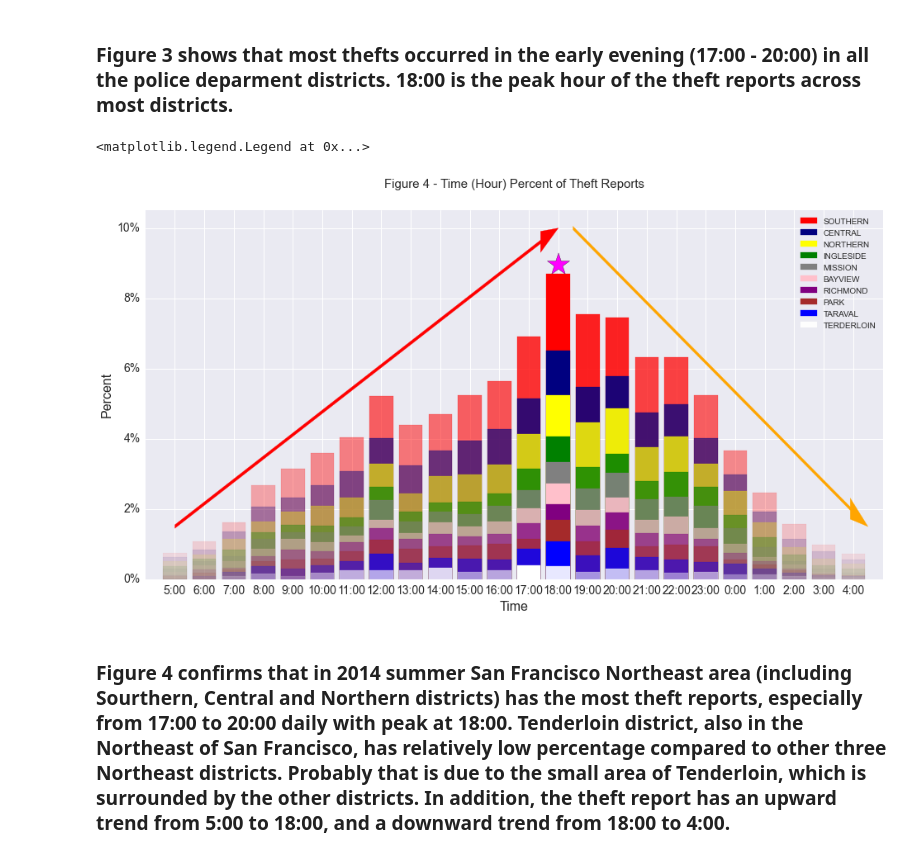
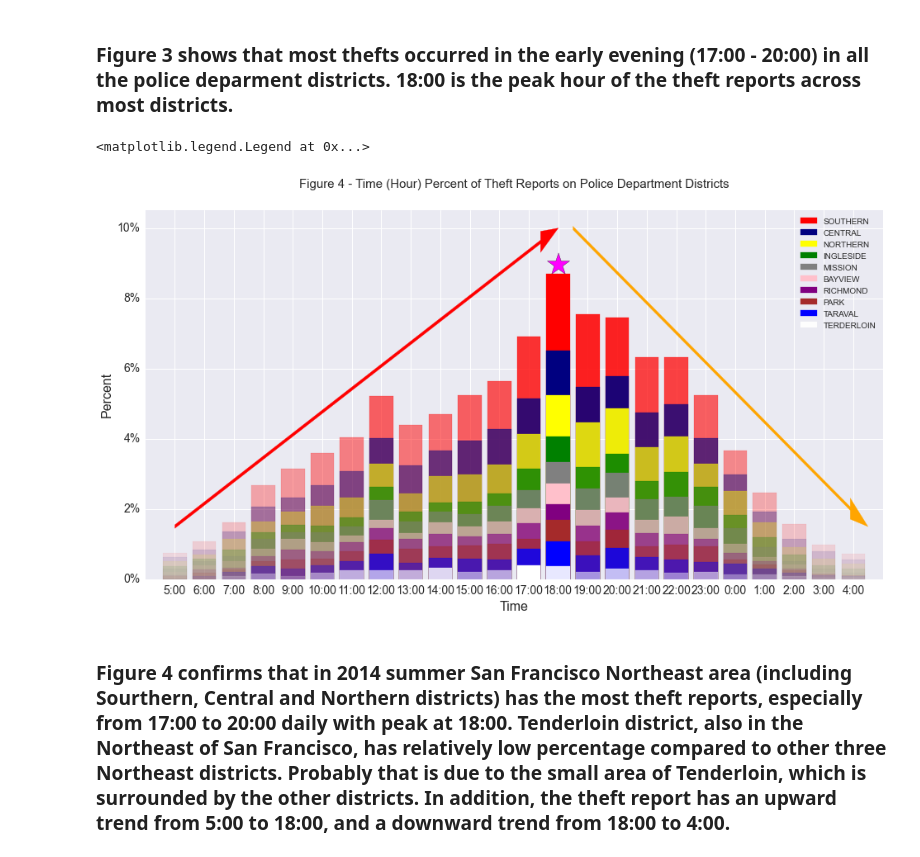
Before and after one commit to zlhTao2012/Assignment6---UW_datascience, a Jupyter notebook: Most theft reports from the early evening in the Northeast of San Francisco in 2014 summer.ipynb, the cells around one changed output. Drawn from its saved outputs; the diff is of its cells as text; code cells hidden in the pictures.

Commit message:
Fixed some graph texts

```diff
--- a/Most theft reports from the early evening in the Northeast of San Francisco in 2014 summer.ipynb
+++ b/Most theft reports from the early evening in the Northeast of San Francisco in 2014 summer.ipynb
@@ -343,34 +343,34 @@ plt.xlabel('Time', fontsize=16)
 
 
 ## Create the % label for y axis
 yticks = [i*.01 for i in range(0, 12, 2)]
 ylabels = ["%i%%" % i for i in range(0, 12, 2)]
 
 # Customize the y ticks values and label
 plt.ylabel('Percent', fontsize=16)
 plt.yticks(yticks, ylabels, fontsize=14)
 
 # Create title
-plt.title('Figure 4 - Time (Hour) Percent of Theft Reports', fontsize=15, y=1.05)
+plt.title('Figure 4 - Time (Hour) Percent of Theft Reports on Police Department Districts', fontsize=15, y=1.05)
 
 # Grow the y axis
 plt.ylim(0,0.105)
 # Expand the x axis
 plt.xlim(-1, 24)
 
 # Plot the legend
 plt.legend( #Specify the bars for the legend colors
            (bars[9][13], bars[8][13], bars[7][13],
             bars[6][13], bars[5][13], bars[4][13],
             bars[3][13], bars[2][13], bars[1][13],
             bars[0][13] ),
             # Specify the legend values
            ('SOUTHERN', 'CENTRAL', 'NORTHERN',
             'INGLESIDE', 'MISSION', 'BAYVIEW',
             'RICHMOND', 'PARK', 'TARAVAL',
             'TERDERLOIN'), loc='best')
 # %% [output]
 <matplotlib.legend.Legend at 0x...>
-[figure, old version]
+[figure, new version]
 # %% [markdown]
 ### Figure 4 confirms that in 2014 summer San Francisco Northeast area (including Sourthern, Central and Northern districts) has the most theft reports, especially from 17:00 to 20:00 daily with peak at 18:00. Tenderloin district, also in the Northeast of San Francisco, has relatively low percentage compared to other three Northeast districts. Probably that is due to the small area of Tenderloin, which is surrounded by the other districts.  In addition, the theft report has an upward trend from 5:00 to 18:00, and a downward trend from 18:00 to 4:00.
```
